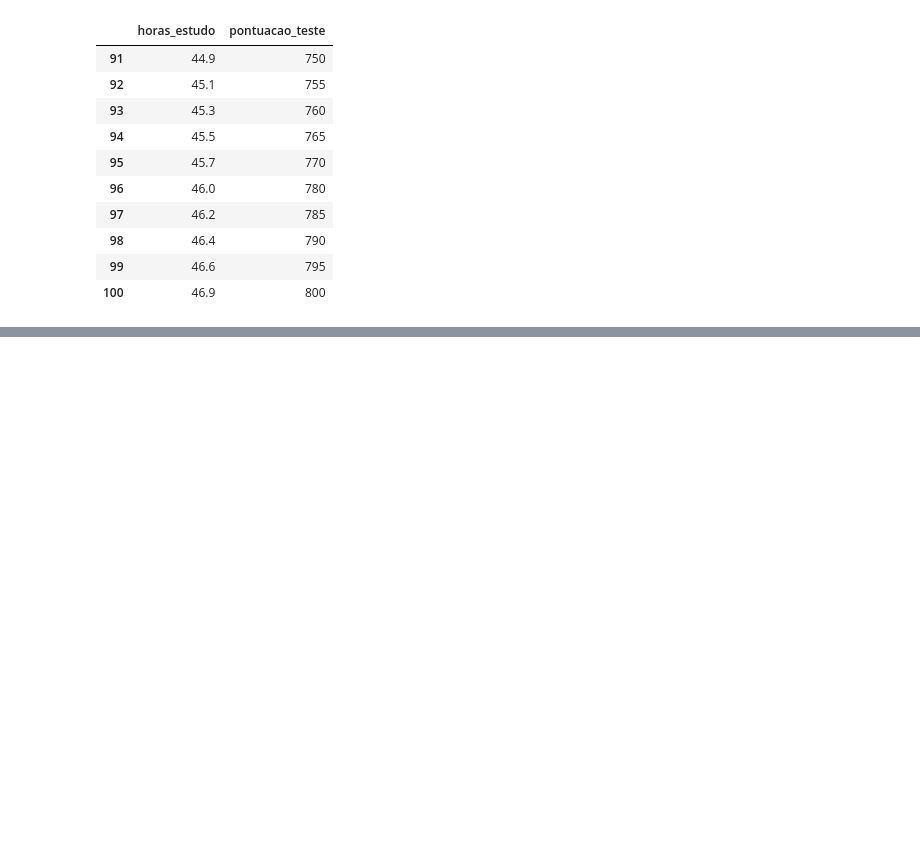
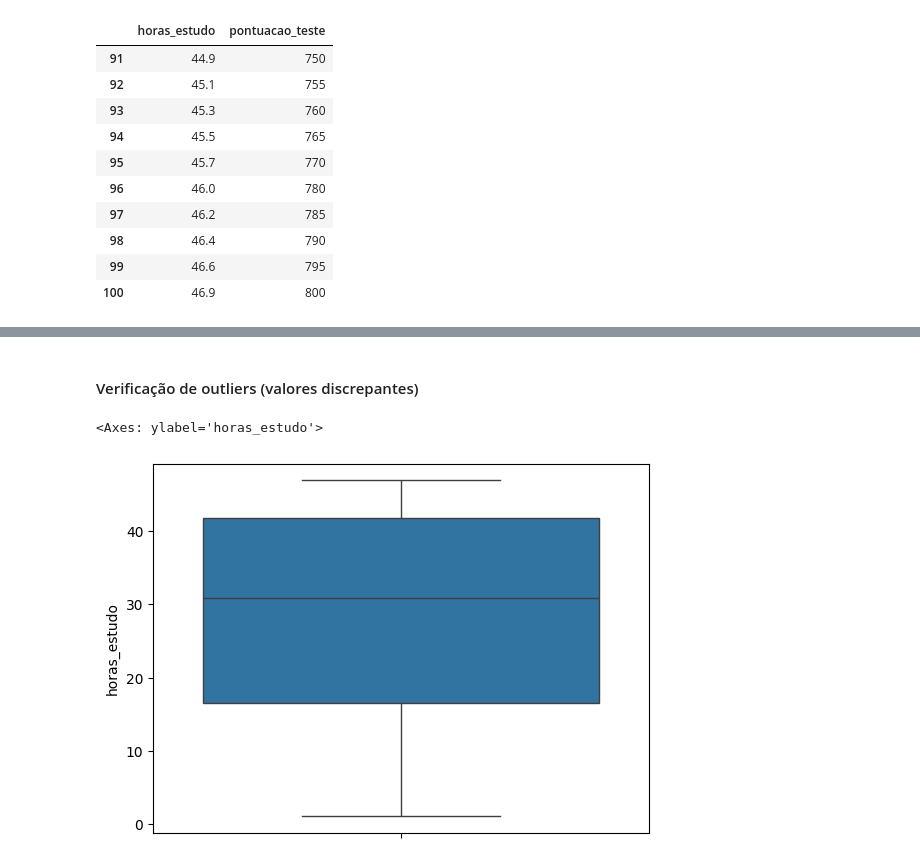
Before and after one commit to danilosalvador/ml_regressao_linear_simples, a Jupyter notebook: modelo_pontuacao.ipynb, the cells around one changed output, grey strips where cells are left out. Saved outputs shown, nothing was run; the diff lists cells and outputs as text; code cells hidden in the pictures; blank space fills up the shorter version.

```diff
--- a/modelo_pontuacao.ipynb
+++ b/modelo_pontuacao.ipynb
@@ -56,0 +81,7 @@ df_pontuacao.tail(10)
+# %% [markdown]
+#### Verificação de outliers (valores discrepantes)
+# %%
+sns.boxplot(df_pontuacao, y='horas_estudo')
+# %% [output]
+<Axes: ylabel='horas_estudo'>
+[figure, added]
```
Also changed, not shown: parts of 15 cells of this notebook.
